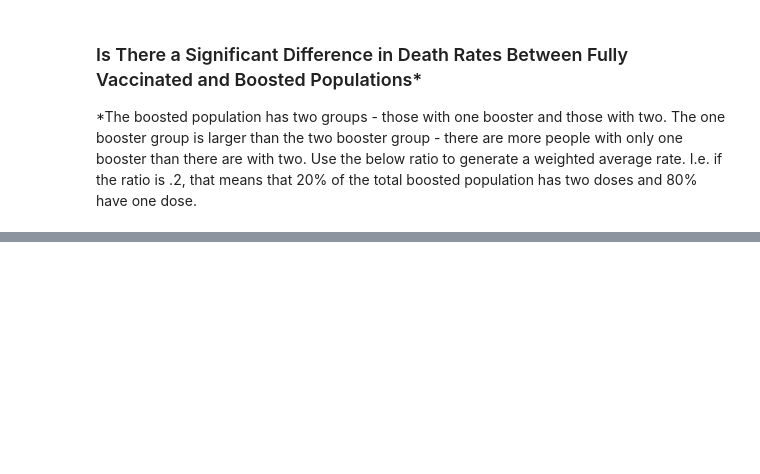
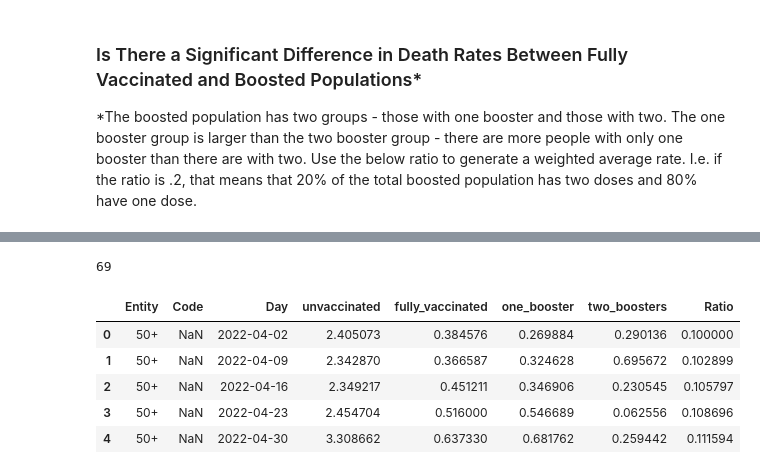
Before and after one commit to zareeiant/Basic_Stats_in_Python_Student_Workbooks, a Jupyter notebook: 018_hyp_test_trial_sol.ipynb, the cells around one changed output, grey strips where cells are left out. Drawn from its saved outputs; the diff is of its cells as text; code cells hidden in the pictures; blank space fills up the shorter version.

```diff
--- a/018_hyp_test_trial_sol.ipynb
+++ b/018_hyp_test_trial_sol.ipynb
@@ -107,0 +160,21 @@ two_dose_ratio = .2
+# %%
+# Plot Ratios
+start = .1
+cap = .3
+increment = (cap - start)/len(df)
+
+x = np.arange(start, cap, increment)
+x
+# %% [output]
+69
+# %%
+# Add ratio to df
+df["Ratio"] = x
+df.head()
+# %% [output]
+|  | Entity | Code | Day | unvaccinated | fully_vaccinated | one_booster | two_boosters | Ratio |
+| 0 | 50+ | NaN | 2022-04-02 | 2.405073 | 0.384576 | 0.269884 | 0.290136 | 0.100000 |
+| 1 | 50+ | NaN | 2022-04-09 | 2.342870 | 0.366587 | 0.324628 | 0.695672 | 0.102899 |
+| 2 | 50+ | NaN | 2022-04-16 | 2.349217 | 0.451211 | 0.346906 | 0.230545 | 0.105797 |
+| 3 | 50+ | NaN | 2022-04-23 | 2.454704 | 0.516000 | 0.546689 | 0.062556 | 0.108696 |
+| 4 | 50+ | NaN | 2022-04-30 | 3.308662 | 0.637330 | 0.681762 | 0.259442 | 0.111594 |
```
Also changed, not shown: parts of 16 cells of this notebook.
